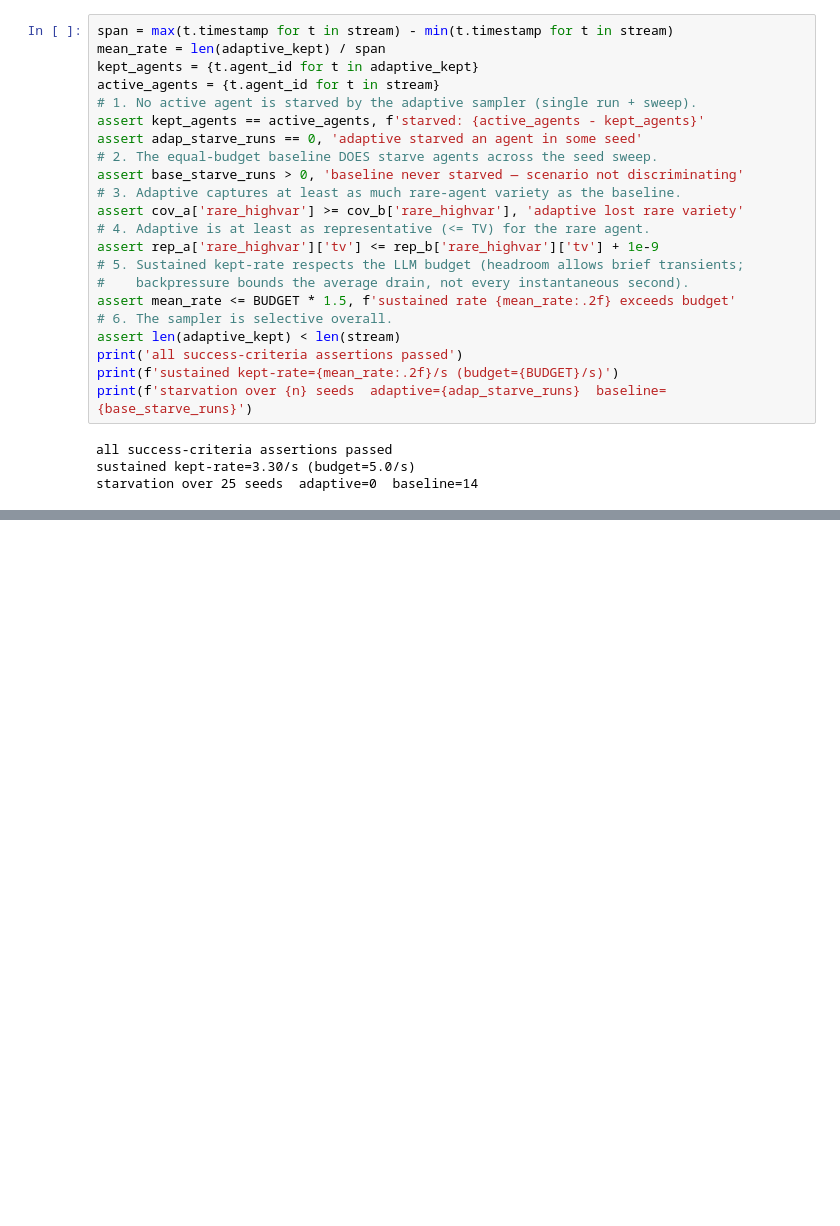
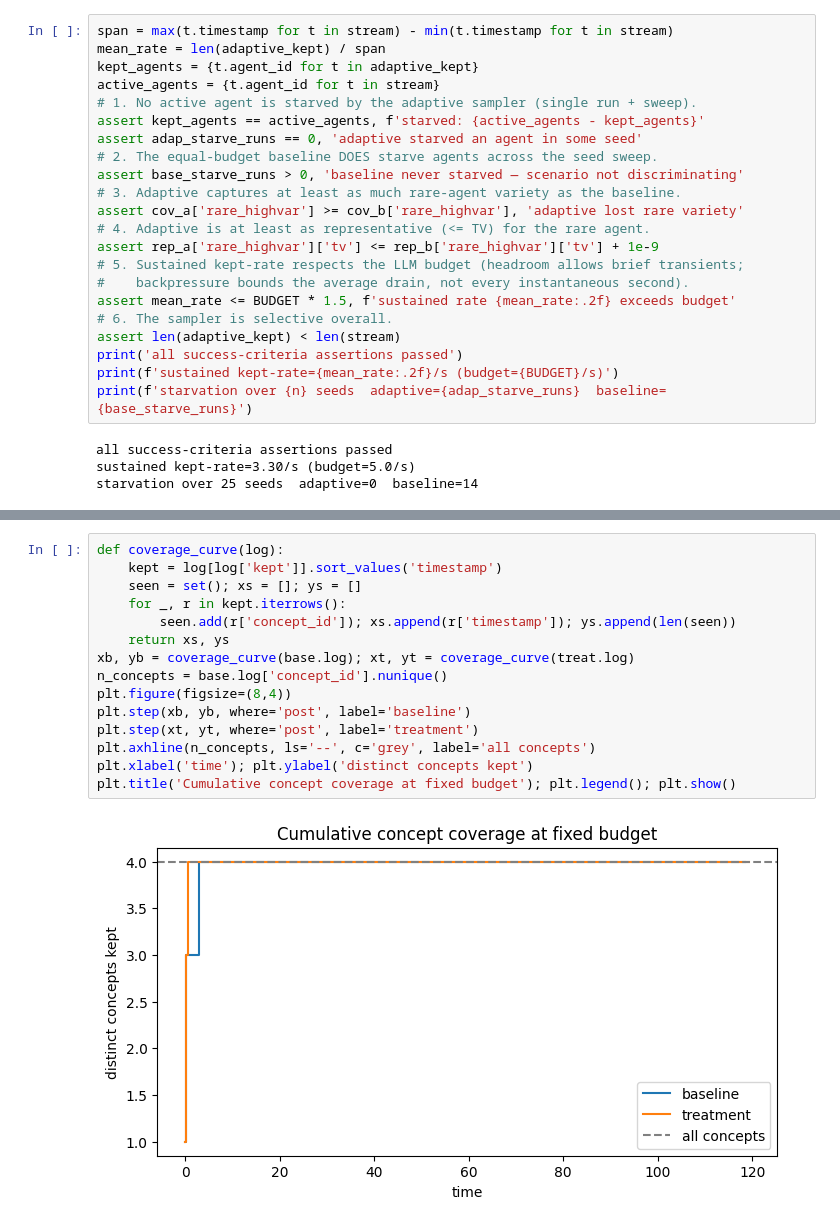
Before and after one commit to aadharshkannan/singlenotebooks, a Jupyter notebook: adaptive_trace_sampling.ipynb, the cells around one changed output, grey strips where cells are left out. Drawn from its saved outputs; the diff is of its cells as text; blank space fills up the shorter version.

```diff
--- a/adaptive_trace_sampling.ipynb
+++ b/adaptive_trace_sampling.ipynb
@@ -185,0 +272,17 @@ starvation over 25 seeds  adaptive=0  baseline=14
+# %%
+def coverage_curve(log):
+    kept = log[log['kept']].sort_values('timestamp')
+    seen = set(); xs = []; ys = []
+    for _, r in kept.iterrows():
+        seen.add(r['concept_id']); xs.append(r['timestamp']); ys.append(len(seen))
+    return xs, ys
+xb, yb = coverage_curve(base.log); xt, yt = coverage_curve(treat.log)
+n_concepts = base.log['concept_id'].nunique()
+plt.figure(figsize=(8,4))
+plt.step(xb, yb, where='post', label='baseline')
+plt.step(xt, yt, where='post', label='treatment')
+plt.axhline(n_concepts, ls='--', c='grey', label='all concepts')
+plt.xlabel('time'); plt.ylabel('distinct concepts kept')
+plt.title('Cumulative concept coverage at fixed budget'); plt.legend(); plt.show()
+# %% [output]
+[figure, added]
```
Also changed, not shown: parts of 10 cells of this notebook, 2 other files.
